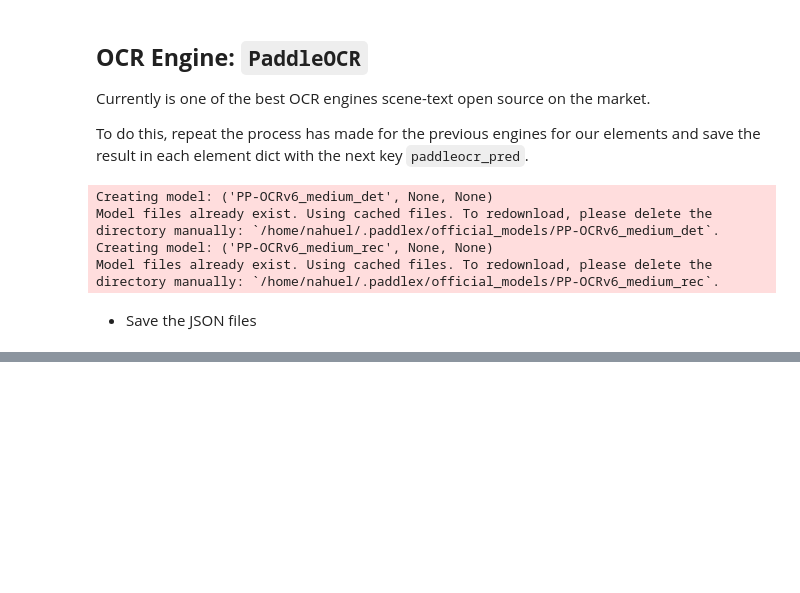
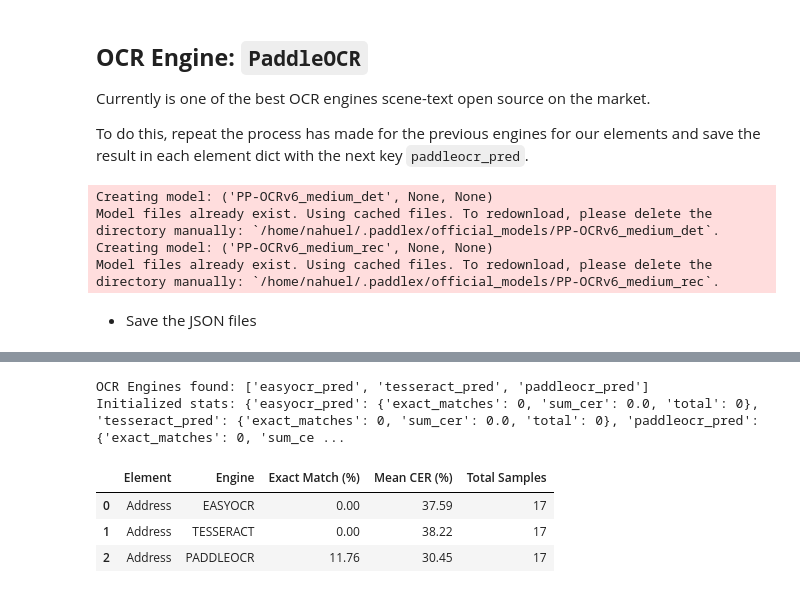
Before and after one commit to nahueltabasso/Argentine_DNI_project, a Jupyter notebook: research/01-ID-card-elements-data-extraction/05_ocr_benchmark_v1.0.0.ipynb, the cells around one changed output, grey strips where cells are left out. Cells and saved outputs as stored; diff of their text form; code cells hidden in the pictures; blank space fills up the shorter version.

```diff
--- a/research/01-ID-card-elements-data-extraction/05_ocr_benchmark_v1.0.0.ipynb
+++ b/research/01-ID-card-elements-data-extraction/05_ocr_benchmark_v1.0.0.ipynb
@@ -360,0 +486,11 @@ with open("./ground_truth/doc_number.json", "r") as f:
+# %%
+address_df = evaluate_ocr_results(data, "Address")
+address_df.to_json("./ocr_engines_metrics/address_metrics.json", orient="records", indent=4)
+address_df
+# %% [output]
+OCR Engines found: ['easyocr_pred', 'tesseract_pred', 'paddleocr_pred']
+Initialized stats: {'easyocr_pred': {'exact_matches': 0, 'sum_cer': 0.0, 'total': 0}, 'tesseract_pred': {'exact_matches': 0, 'sum_cer': 0.0, 'total': 0}, 'paddleocr_pred': {'exact_matches': 0, 'sum_ce ...
+|  | Element | Engine | Exact Match (%) | Mean CER (%) | Total Samples |
+| 0 | Address | EASYOCR | 0.00 | 37.59 | 17 |
+| 1 | Address | TESSERACT | 0.00 | 38.22 | 17 |
+| 2 | Address | PADDLEOCR | 11.76 | 30.45 | 17 |
```
Also changed, not shown: parts of 17 cells of this notebook, 4 other files.
